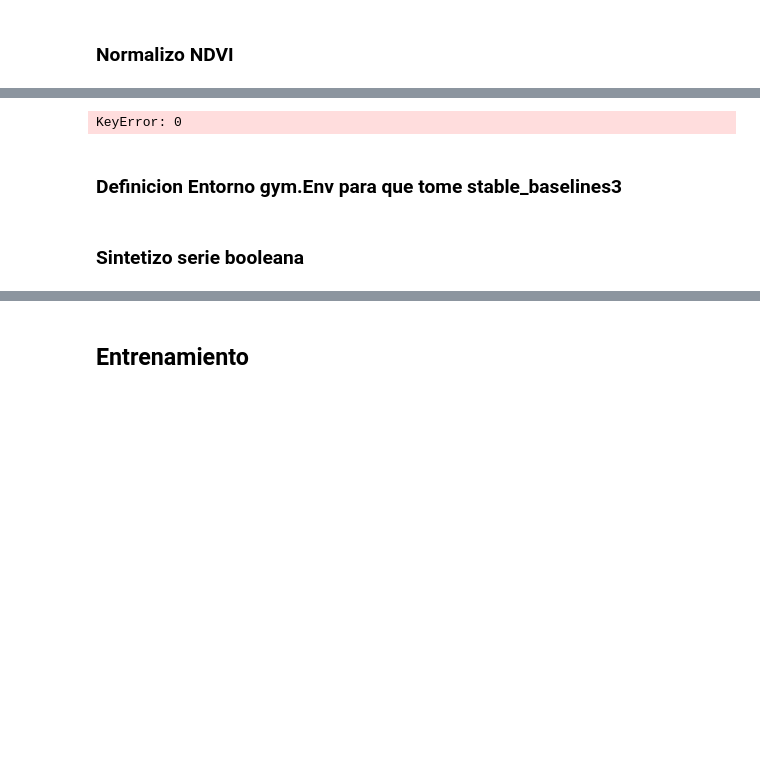
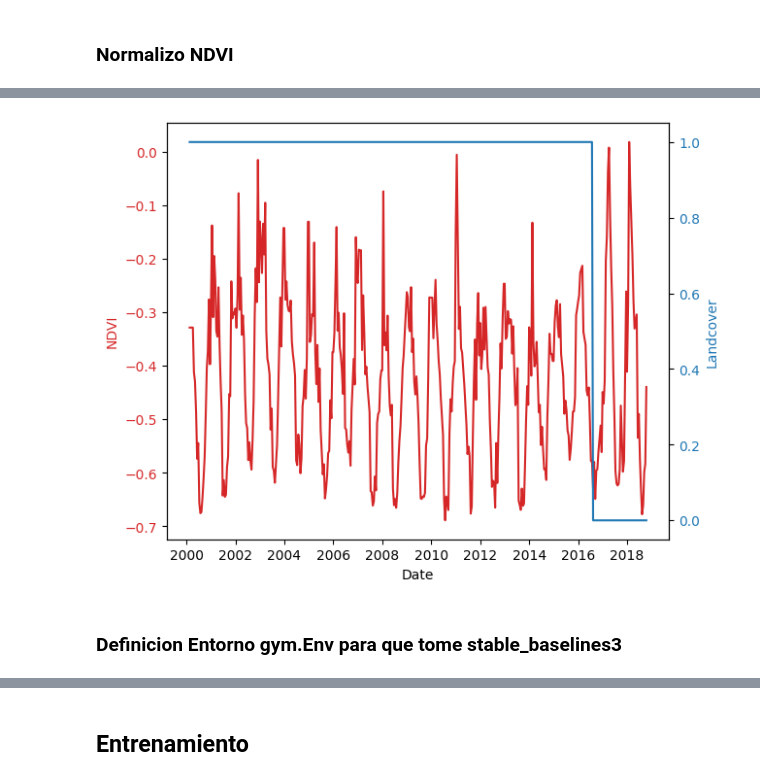
Before and after one commit to verderis/TSRL, a Jupyter notebook: RL-NDVI-semiSupervisado.ipynb, the cells around one changed output, grey strips where cells are left out. Saved outputs shown, nothing was run; the diff lists cells and outputs as text; code cells hidden in the pictures; blank space fills up the shorter version.

Commit message:
emprolije todo y puse soporte para entrenar con todas las series. El resultado no es muy maravilloso para el caso cruzado (landcover equivocado), habra que seguir revisando

```diff
--- a/RL-NDVI-semiSupervisado.ipynb
+++ b/RL-NDVI-semiSupervisado.ipynb
@@ -187,0 +186,5 @@ train_df
+# %%
+nTrain = int(nSeries*0.8)
+
+trainSeries = np.random.choice(testPixel, size=nTrain, replace=False)
+testSeries = [int(i) for i in testPixel if i not in trainSeries]
@@ -188,14 +226,40 @@ train_df
 # %%
 train_list = []
 test_list = []
-nTrain = 15
-for i in range(nTrain):
-    train_list.append(train_df[i].values)
 
-nTest = 5
-for i in range(nTest):
-    test_list.append(train_df[i+nTrain].values)
+for i in trainSeries:
+    ndvi_list = df.iloc[i,ndviDataStart-1:].values
+    input2 = fechas < df['fechaDef'].iloc[i] #### Sintetizo serie booleana para indicar que landcover hay
+    input2 = [np.float64(1.0) if x == True else 0 for x in input2]
+    train_list.append([ndvi_list, input2]) #pego las dos series
+
+for i in testSeries:
+    ndvi_list = df.iloc[i,ndviDataStart-1:].values
+    input2 = fechas < df['fechaDef'].iloc[i] #### Sintetizo serie booleana para indicar que landcover hay
+    input2 = [np.float64(1.0) if x == True else 0 for x in input2]
+    test_list.append([ndvi_list, input2]) #pego las dos series
-# %% [output]
-KeyError: 0
+# %%
+# plt.plot(fechas, train_list[0][0])
+# plt.plot(fechas, train_list[0][1])
+
+index = 4
+fig, ax1 = plt.subplots(layout='constrained') # use constrained layout
+
+color1 = 'tab:red'
+ax1.set_xlabel('Date')
+ax1.set_ylabel('NDVI', color=color1)
+ax1.plot(fechas, train_list[index][0], color=color1)
+ax1.tick_params(axis='y', labelcolor=color1)
+
+# 3. Create the Secondary Y-axis
+ax2 = ax1.twinx()
+
+# 4. Plot on the Secondary Y-axis
+color2 = 'tab:blue'
+ax2.set_ylabel('Landcover', color=color2)
+ax2.plot(fechas, train_list[index][1], color=color2)
+ax2.tick_params(axis='y', labelcolor=color2)
+# %% [output]
+[figure, added]
 # %% [markdown]
 ### Definicion Entorno gym.Env para que tome stable_baselines3
@@ -437,2 +319,0 @@ class NDVIMultiEnv_vec(gym.Env):
-# %% [markdown]
-### Sintetizo serie booleana
```
Also changed, not shown: parts of 40 cells of this notebook, 1 other file.
